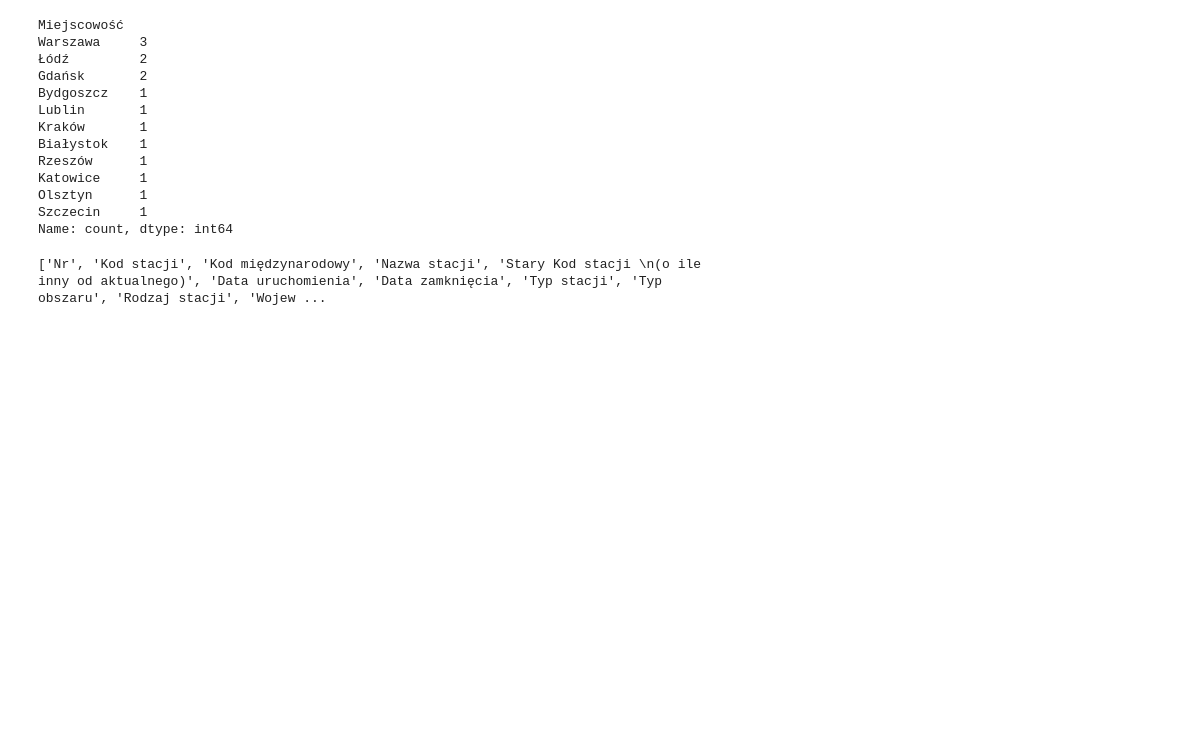
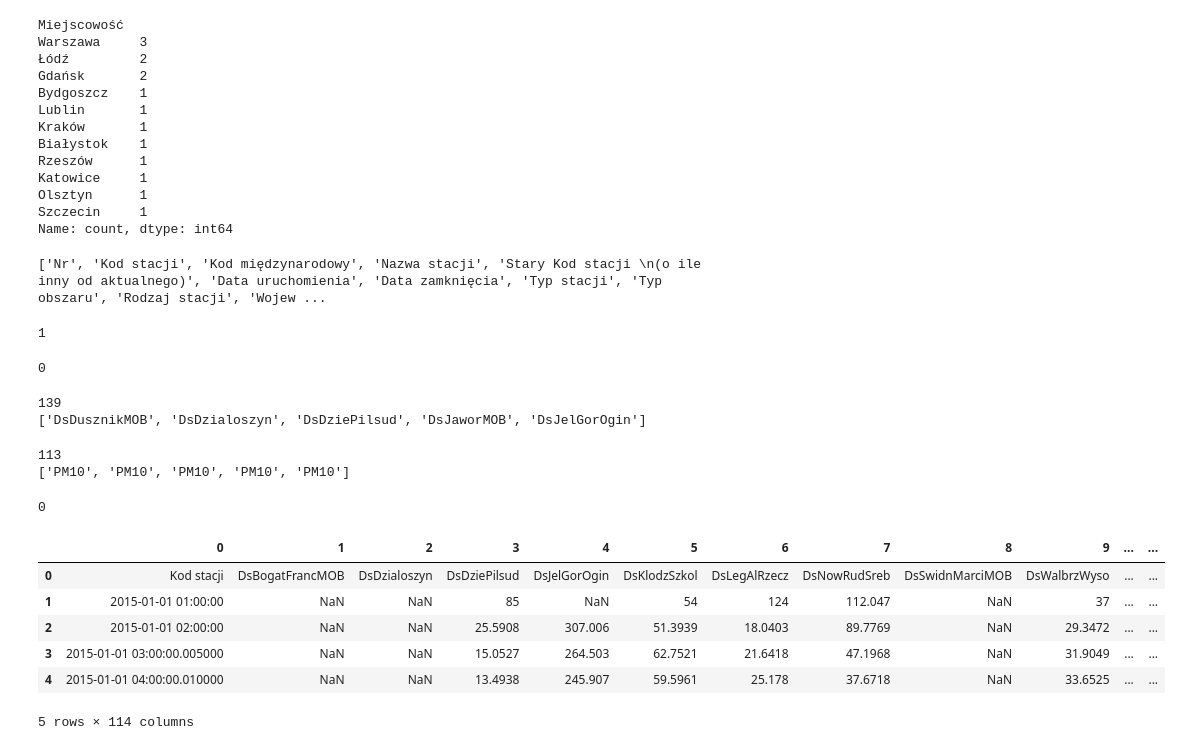
Before and after one commit to KardaszS/poland-air-quality, a Jupyter notebook: notebooks/01_exploration.ipynb, the cells around one changed output. Cells and saved outputs as stored; diff of their text form; code cells hidden in the pictures; blank space fills up the shorter version.

```diff
--- a/notebooks/01_exploration.ipynb
+++ b/notebooks/01_exploration.ipynb
@@ -220,3 +232,52 @@ kolumny = ["station_code", "old_code", "intl_code", "name", "city",
            "station_type", "area_type", "active_from", "active_to", "lat", "lon"]
 
 stations[kolumny].to_csv("../data/reference/stations.csv", index=False)
+# %%
+raw = pd.read_excel('../data/raw/gios/2019/2019_PM10_1g.xlsx', header=None)
+
+first = raw.iloc[:,0]
+row = first[first == 'Kod stacji'].index[0]
+
+print(row)
+# %% [output]
+1
+# %%
+raw1 = pd.read_excel('../data/raw/gios/2015/2015_PM10_1g.xlsx',header = None)
+
+first1 = raw1.iloc[:,0]
+row1 = first1[first1 == 'Kod stacji'].index[0]
+print(row1)
+# %% [output]
+0
+# %%
+codes = raw.iloc[row,1:].tolist()
+print(len(codes))
+print(codes[:5])
+# %% [output]
+139
+['DsDusznikMOB', 'DsDzialoszyn', 'DsDziePilsud', 'DsJaworMOB', 'DsJelGorOgin']
+# %%
+codes = raw1.iloc[row,1:].tolist()
+print(len(codes))
+print(codes[:5])
+# %% [output]
+113
+['PM10', 'PM10', 'PM10', 'PM10', 'PM10']
+# %%
+raw = pd.read_excel('../data/raw/gios/2015/2015_PM10_1g.xlsx',skiprows = [1,2],header = None)
+
+first = raw.iloc[:,0]
+row = first[first == 'Kod stacji'].index[0]
+print(row)
+# %% [output]
+0
+# %%
+raw.head()
+# %% [output]
+|  | 0 | 1 | 2 | 3 | 4 | 5 | 6 | 7 | 8 | 9 | ... | ... |
+| 0 | Kod stacji | DsBogatFrancMOB | DsDzialoszyn | DsDziePilsud | DsJelGorOgin | DsKlodzSzkol | DsLegAlRzecz | DsNowRudSreb | DsSwidnMarciMOB | DsWalbrzWyso | ... | ... |
+| 1 | 2015-01-01 01:00:00 | NaN | NaN | 85 | NaN | 54 | 124 | 112.047 | NaN | 37 | ... | ... |
+| 2 | 2015-01-01 02:00:00 | NaN | NaN | 25.5908 | 307.006 | 51.3939 | 18.0403 | 89.7769 | NaN | 29.3472 | ... | ... |
+| 3 | 2015-01-01 03:00:00.005000 | NaN | NaN | 15.0527 | 264.503 | 62.7521 | 21.6418 | 47.1968 | NaN | 31.9049 | ... | ... |
+| 4 | 2015-01-01 04:00:00.010000 | NaN | NaN | 13.4938 | 245.907 | 59.5961 | 25.178 | 37.6718 | NaN | 33.6525 | ... | ... |
+5 rows × 114 columns
```
Also changed, not shown: parts of 8 cells of this notebook, 1 other file.
